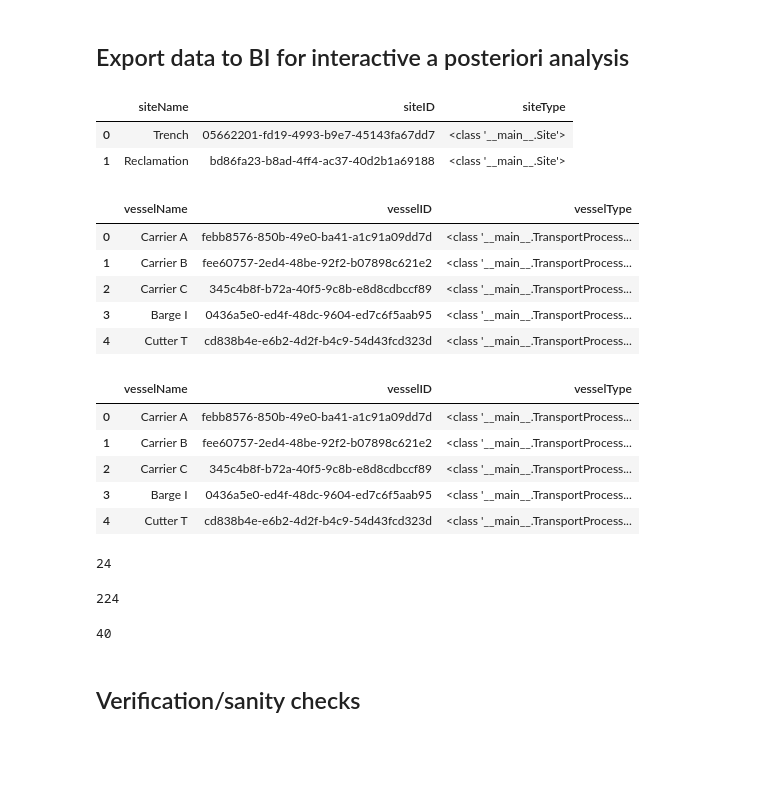
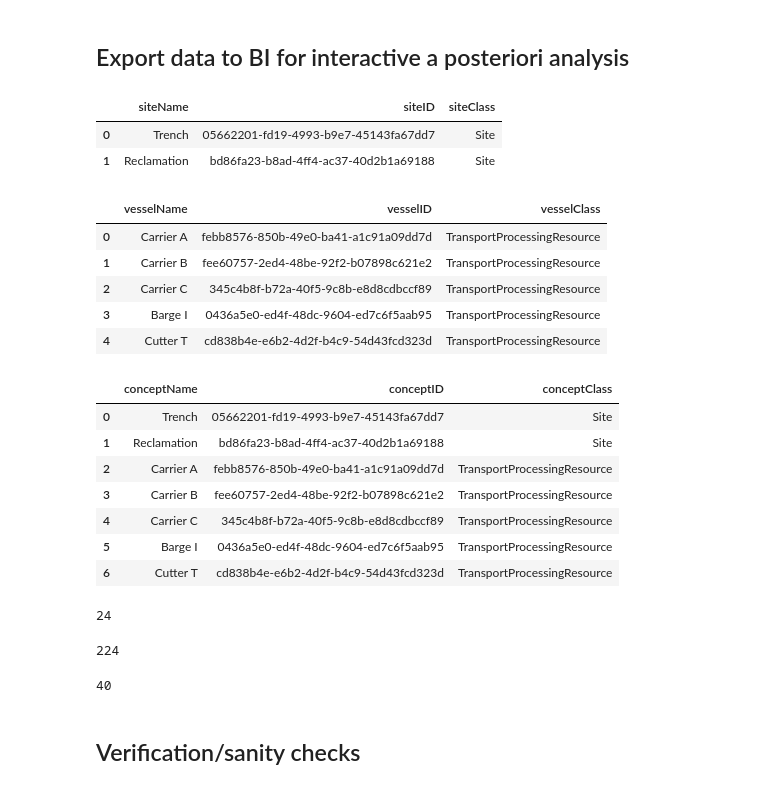
Before and after one commit to TUDelft-CITG/OpenCLSim, a Jupyter notebook: notebooks/24_cutters and barges.ipynb, the cells around one changed output. Drawn from its saved outputs; the diff is of its cells as text; code cells hidden in the pictures; blank space fills up the shorter version.

Commit message:
Concepts Type > Class

```diff
--- a/notebooks/24_cutters and barges.ipynb
+++ b/notebooks/24_cutters and barges.ipynb
@@ -390,44 +390,46 @@ fig = get_step_chart([from_site, to_site, *vessels.values()])
 # %% [markdown]
 ## Export data  to BI for interactive a posteriori analysis
 # %%
-export_concepts(sites, 'site', 'sites.csv')
+export_concepts(sites, 'site', '_sites.csv')
 # %% [output]
-|  | siteName | siteID | siteType |
-| 0 | Trench | 05662201-fd19-4993-b9e7-45143fa67dd7 | <class '__main__.Site'> |
-| 1 | Reclamation | bd86fa23-b8ad-4ff4-ac37-40d2b1a69188 | <class '__main__.Site'> |
+|  | siteName | siteID | siteClass |
+| 0 | Trench | 05662201-fd19-4993-b9e7-45143fa67dd7 | Site |
+| 1 | Reclamation | bd86fa23-b8ad-4ff4-ac37-40d2b1a69188 | Site |
 # %%
-export_concepts(vessels, 'vessel', 'vessels.csv')
+export_concepts(vessels, 'vessel', '_vessels.csv')
 # %% [output]
-|  | vesselName | vesselID | vesselType |
-| 0 | Carrier A | febb8576-850b-49e0-ba41-a1c91a09dd7d | <class '__main__.TransportProcess... |
-| 1 | Carrier B | fee60757-2ed4-48be-92f2-b07898c621e2 | <class '__main__.TransportProcess... |
-| 2 | Carrier C | 345c4b8f-b72a-40f5-9c8b-e8d8cdbccf89 | <class '__main__.TransportProcess... |
-| 3 | Barge I | 0436a5e0-ed4f-48dc-9604-ed7c6f5aab95 | <class '__main__.TransportProcess... |
-| 4 | Cutter T | cd838b4e-e6b2-4d2f-b4c9-54d43fcd323d | <class '__main__.TransportProcess... |
+|  | vesselName | vesselID | vesselClass |
+| 0 | Carrier A | febb8576-850b-49e0-ba41-a1c91a09dd7d | TransportProcessingResource |
+| 1 | Carrier B | fee60757-2ed4-48be-92f2-b07898c621e2 | TransportProcessingResource |
+| 2 | Carrier C | 345c4b8f-b72a-40f5-9c8b-e8d8cdbccf89 | TransportProcessingResource |
+| 3 | Barge I | 0436a5e0-ed4f-48dc-9604-ed7c6f5aab95 | TransportProcessingResource |
+| 4 | Cutter T | cd838b4e-e6b2-4d2f-b4c9-54d43fcd323d | TransportProcessingResource |
 # %%
-export_concepts(vessels, 'vessel', 'vessels.csv')
+export_concepts({**sites,**vessels}, 'concept', 'concepts.csv')
 # %% [output]
-|  | vesselName | vesselID | vesselType |
-| 0 | Carrier A | febb8576-850b-49e0-ba41-a1c91a09dd7d | <class '__main__.TransportProcess... |
-| 1 | Carrier B | fee60757-2ed4-48be-92f2-b07898c621e2 | <class '__main__.TransportProcess... |
-| 2 | Carrier C | 345c4b8f-b72a-40f5-9c8b-e8d8cdbccf89 | <class '__main__.TransportProcess... |
-| 3 | Barge I | 0436a5e0-ed4f-48dc-9604-ed7c6f5aab95 | <class '__main__.TransportProcess... |
-| 4 | Cutter T | cd838b4e-e6b2-4d2f-b4c9-54d43fcd323d | <class '__main__.TransportProcess... |
+|  | conceptName | conceptID | conceptClass |
+| 0 | Trench | 05662201-fd19-4993-b9e7-45143fa67dd7 | Site |
+| 1 | Reclamation | bd86fa23-b8ad-4ff4-ac37-40d2b1a69188 | Site |
+| 2 | Carrier A | febb8576-850b-49e0-ba41-a1c91a09dd7d | TransportProcessingResource |
+| 3 | Carrier B | fee60757-2ed4-48be-92f2-b07898c621e2 | TransportProcessingResource |
+| 4 | Carrier C | 345c4b8f-b72a-40f5-9c8b-e8d8cdbccf89 | TransportProcessingResource |
+| 5 | Barge I | 0436a5e0-ed4f-48dc-9604-ed7c6f5aab95 | TransportProcessingResource |
+| 6 | Cutter T | cd838b4e-e6b2-4d2f-b4c9-54d43fcd323d | TransportProcessingResource |
-# %%
-activities_flat = export_activities(activities, 'activities.csv')
-len(activities_flat)
-# %% [output]
-24
+# %%
+activities_flat = export_activities(activities, 'activities.csv')
+len(activities_flat)
+# %% [output]
+24
 # %%
 activities_log = export_activity_log(activities, 'activity_logs.csv')
 len(activities_log)
 # %% [output]
 224
-# %%
-activity_resources =  export_activity_resources(activities, 'resources.csv')
-len(activity_resources)
-# %% [output]
-40
+# %%
+activity_resources =  export_activity_resources(activities, 'resources.csv')
+len(activity_resources)
+# %% [output]
+40
 # %% [markdown]
 ## Verification/sanity checks
 # %%
```
Also changed, not shown: parts of 6 cells of this notebook, 1 other file.
